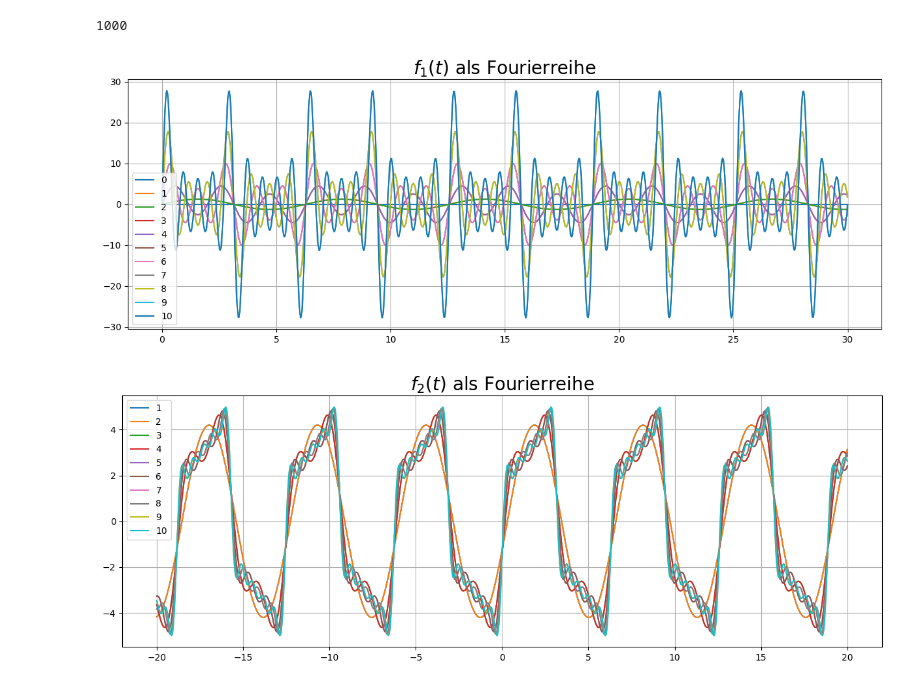
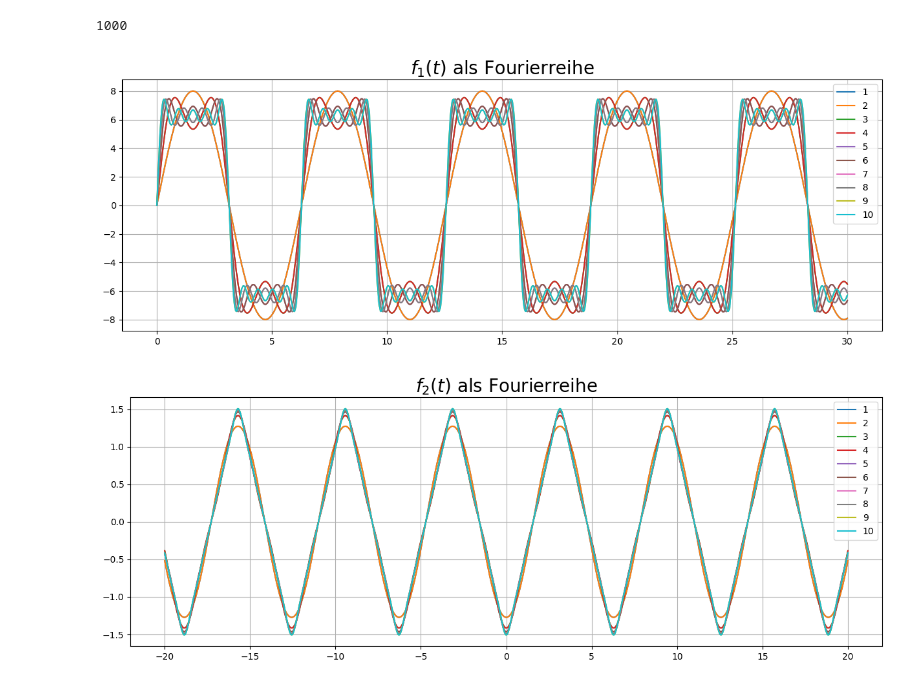
Before and after one commit to RicemanBoy/NM-Code-for-Excercises, a Jupyter notebook: Blatt 11/excercise2.ipynb, the cells around one changed output. Drawn from its saved outputs; the diff is of its cells as text; code cells hidden in the pictures.

```diff
--- a/Blatt 11/excercise2.ipynb
+++ b/Blatt 11/excercise2.ipynb
@@ -57,7 +57,9 @@ ax.grid()
 def P1(t,n):
     sum = 0
     for k in range(-n,n+1,1):
-        c = (1j/pi*k)*(1-np.exp(1j*k*pi))
+        if k == 0:
+            continue
+        c = 2*pi*(1j/(pi*k))*(1-(-1)**k)
         sum += c*np.exp(-1j*k*t)
     return np.real(sum)
 
@@ -66,7 +68,7 @@ def P2(t,n):
     for k in range(-n,n+1,1):
         if k == 0:
             continue
-        c = (1j/k)*(1-np.exp(1j*k*pi))+(1/(pi*k*k))*(np.exp(1j*pi*k)-1)
+        c = (1/(pi*k**2))*((-1)**k-1)
         sum += c*np.exp(-1j*k*t)
     return np.real(sum)
 
@@ -78,19 +80,19 @@ np.size(P2(x,5))
 # %%
 fig, ax = plt.subplots(figsize=(15,5))
 
-for i in range(0,11,1):
+for i in range(1,11,1):
     x = np.linspace(0,30,1000)
     ax.plot(x,P1(x,i),label=i)
 
 # x = np.linspace(0,30,1000)
-# ax.plot(x,P1(x,20),label=i)
+# ax.plot(x,P1(x,100),label=i)
 
 #plt.ylim(-1,4)
 plt.title("$f_{1}(t)$ als Fourierreihe",fontsize=20)
 ax.legend()
 ax.grid()
 # %% [output]
-[figure, old version]
+[figure, new version]
 # %%
 fig, ax = plt.subplots(figsize=(15,5))
 
@@ -99,11 +101,11 @@ for i in range(1,11,1):                                   #müssen mit 1 straten
     ax.plot(x,P2(x,i),label=i)
 
 # x = np.linspace(-20,20,1000)
-# ax.plot(x,P2(x,200),label=i)
+# ax.plot(x,P2(x,25),label=i)
 
 #plt.ylim(-1,4)
 plt.title("$f_{2}(t)$ als Fourierreihe",fontsize=20)
 ax.legend()
 ax.grid()
 # %% [output]
-[figure, old version]
+[figure, new version]
```
Also changed, not shown: 2 other files.
